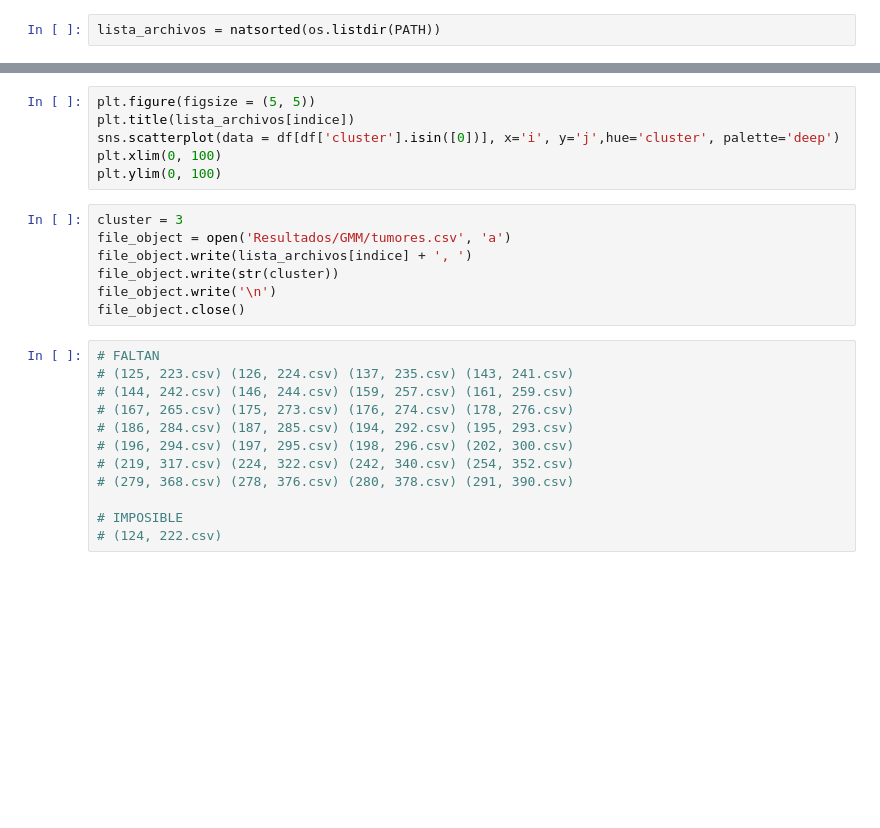
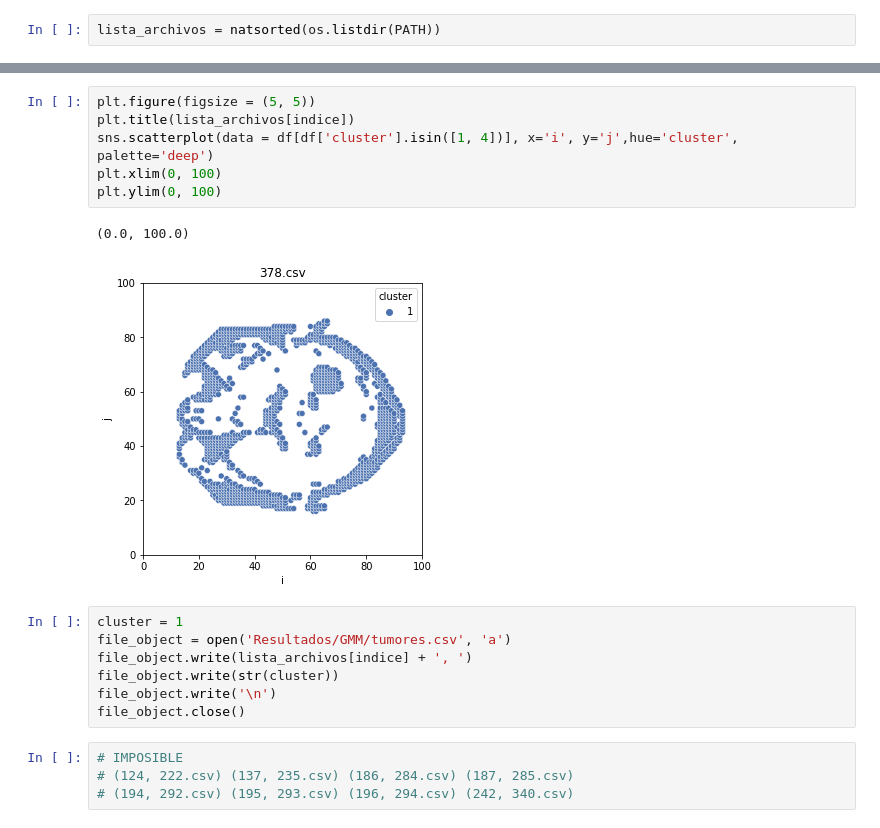
Before and after one commit to JerM1609/IA-P002, a Jupyter notebook: src/GMM_3_Etiquetado.ipynb, the cells around one changed output, grey strips where cells are left out. Drawn from its saved outputs; the diff is of its cells as text; blank space fills up the shorter version.

```diff
--- a/src/GMM_3_Etiquetado.ipynb
+++ b/src/GMM_3_Etiquetado.ipynb
@@ -23,25 +26,20 @@ sns.scatterplot(data = df, x='i', y='j',hue='cluster', palette='deep')
 # %%
 plt.figure(figsize = (5, 5))
 plt.title(lista_archivos[indice])
-sns.scatterplot(data = df[df['cluster'].isin([0])], x='i', y='j',hue='cluster', palette='deep')
+sns.scatterplot(data = df[df['cluster'].isin([1, 4])], x='i', y='j',hue='cluster', palette='deep')
 plt.xlim(0, 100)
 plt.ylim(0, 100)
+# %% [output]
+(0.0, 100.0)
+[figure, added]
 # %%
-cluster = 3
+cluster = 1
 file_object = open('Resultados/GMM/tumores.csv', 'a')
 file_object.write(lista_archivos[indice] + ', ')
 file_object.write(str(cluster))
 file_object.write('\n')
 file_object.close()
-# %%
-# FALTAN
-# (125, 223.csv) (126, 224.csv) (137, 235.csv) (143, 241.csv)
-# (144, 242.csv) (146, 244.csv) (159, 257.csv) (161, 259.csv)
-# (167, 265.csv) (175, 273.csv) (176, 274.csv) (178, 276.csv)
-# (186, 284.csv) (187, 285.csv) (194, 292.csv) (195, 293.csv)
-# (196, 294.csv) (197, 295.csv) (198, 296.csv) (202, 300.csv)
-# (219, 317.csv) (224, 322.csv) (242, 340.csv) (254, 352.csv)
-# (279, 368.csv) (278, 376.csv) (280, 378.csv) (291, 390.csv)
-
-# IMPOSIBLE
-# (124, 222.csv)
+# %%
+# IMPOSIBLE
+# (124, 222.csv) (137, 235.csv) (186, 284.csv) (187, 285.csv)
+# (194, 292.csv) (195, 293.csv) (196, 294.csv) (242, 340.csv)
```
Also changed, not shown: parts of 1 cell of this notebook, 14 other files.
